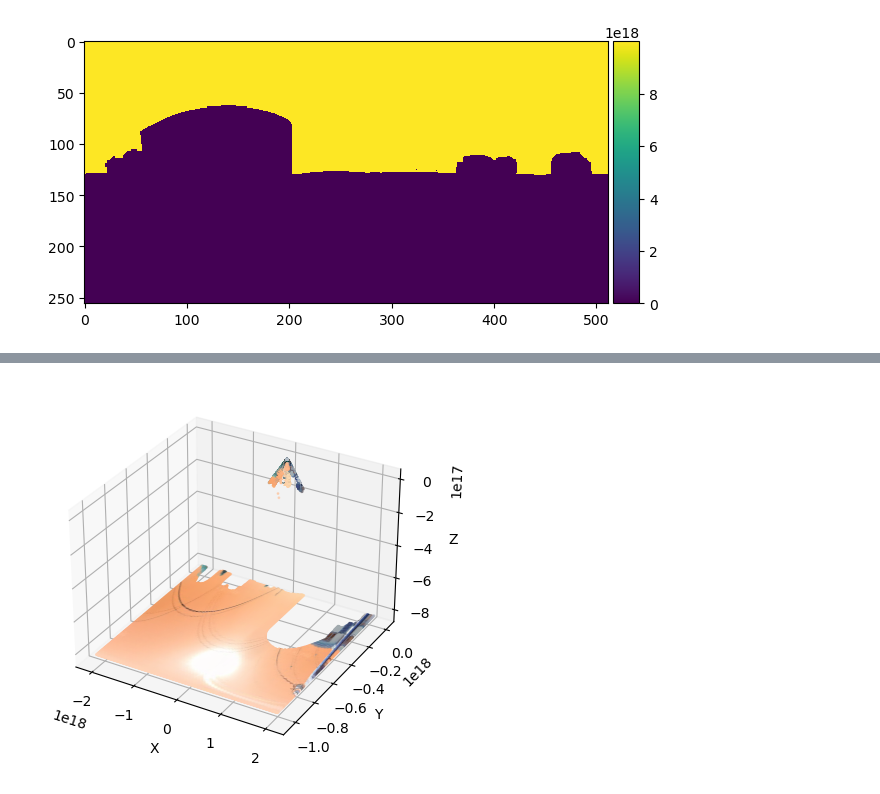
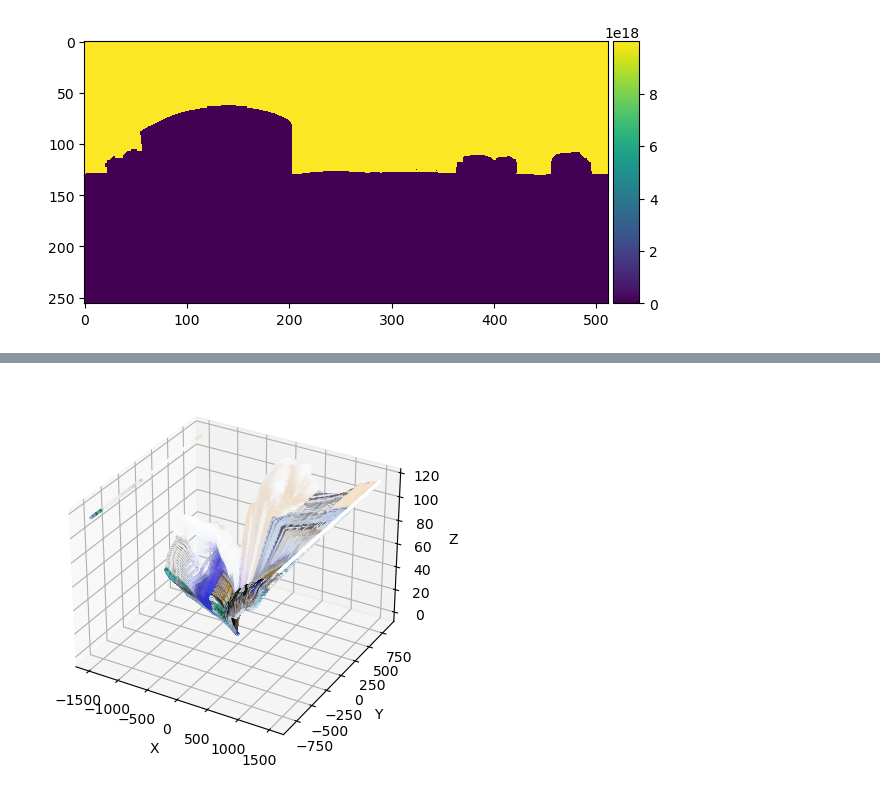
Before and after one commit to degaliang/city_of_pixels, a Jupyter notebook: point_cloud/未命名.ipynb, the cells around one changed output, grey strips where cells are left out. Saved outputs shown, nothing was run; the diff lists cells and outputs as text; code cells hidden in the pictures.

```diff
--- a/point_cloud/未命名.ipynb
+++ b/point_cloud/未命名.ipynb
@@ -95,8 +106,8 @@ import matplotlib.pyplot as plt
 from mpl_toolkits.mplot3d import Axes3D
 
 # Load the panorama and depth map images
-panorama = cv2.imread('resized.png')
-depth_map = cv2.imread('depth.png', cv2.IMREAD_GRAYSCALE)
+panorama = cv2.imread('e.jpeg')
+depth_map = cv2.imread('d.png', cv2.IMREAD_GRAYSCALE)
 
 
 # csv_name = 'example.csv'
@@ -105,33 +116,33 @@ depth_map = cv2.imread('depth.png', cv2.IMREAD_GRAYSCALE)
 # depth_map = cv2.imread('depth.png', cv2.IMREAD_GRAYSCALE)
 
 # Assuming depth values are in the range of [0, 255], normalize to the range [0, 1]
 normalized_depth = depth_map / 255.0
 
 # Define parameters for creating the point cloud
-focal_length = 100  # Focal length of the camera
-fov = 360  # Field of view in degrees
+focal_length = 50  # Focal length of the camera
+fov = 47  # Field of view in degrees
 
 # Calculate the 3D coordinates for each pixel using depth information
 height, width = depth_map.shape
 x, y = np.meshgrid(np.arange(width), np.arange(height))
 x = x - width / 2
 y = height / 2 - y
 distance = normalized_depth * focal_length / np.tan(np.radians(fov / 2))
 X = distance * x / focal_length
 Y = distance * y / focal_length
 Z = distance
 
 # Create the 3D plot
 fig = plt.figure()
 ax = fig.add_subplot(111, projection='3d')
 
 # Plot the point cloud
 ax.scatter(X, Y, Z, c=panorama.reshape(-1, 3) / 255.0, s=1)
 
 # Set labels and display
 ax.set_xlabel('X')
 ax.set_ylabel('Y')
 ax.set_zlabel('Z')
 plt.show()
 # %% [output]
-[figure, old version]
+[figure, new version]
```
Also changed, not shown: parts of 2 cells of this notebook, 10 other files.
